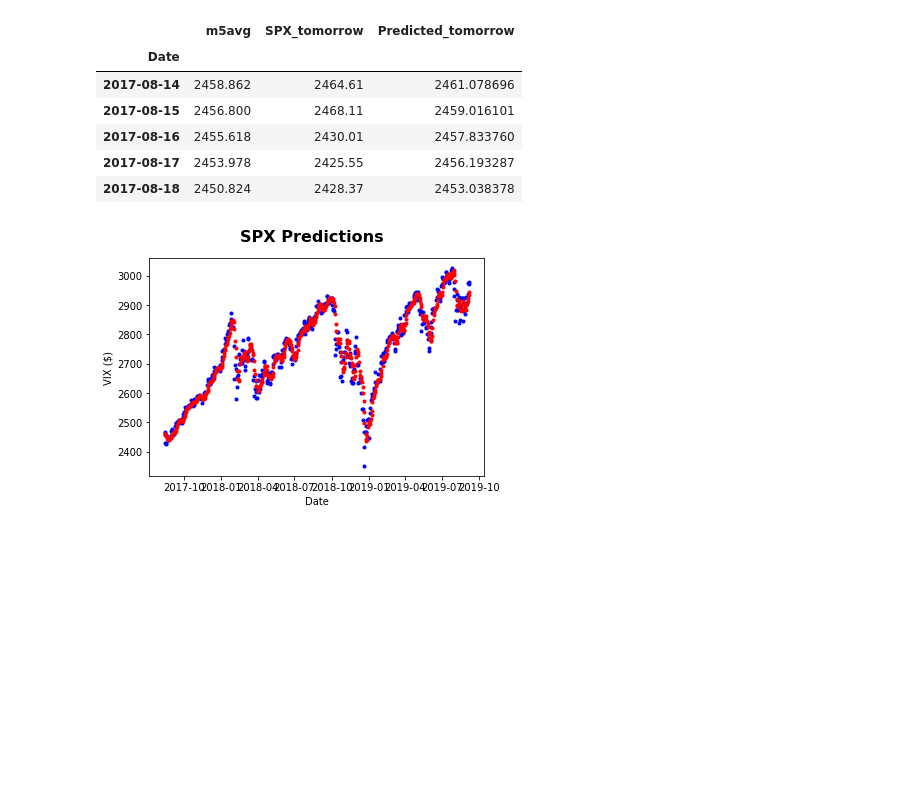
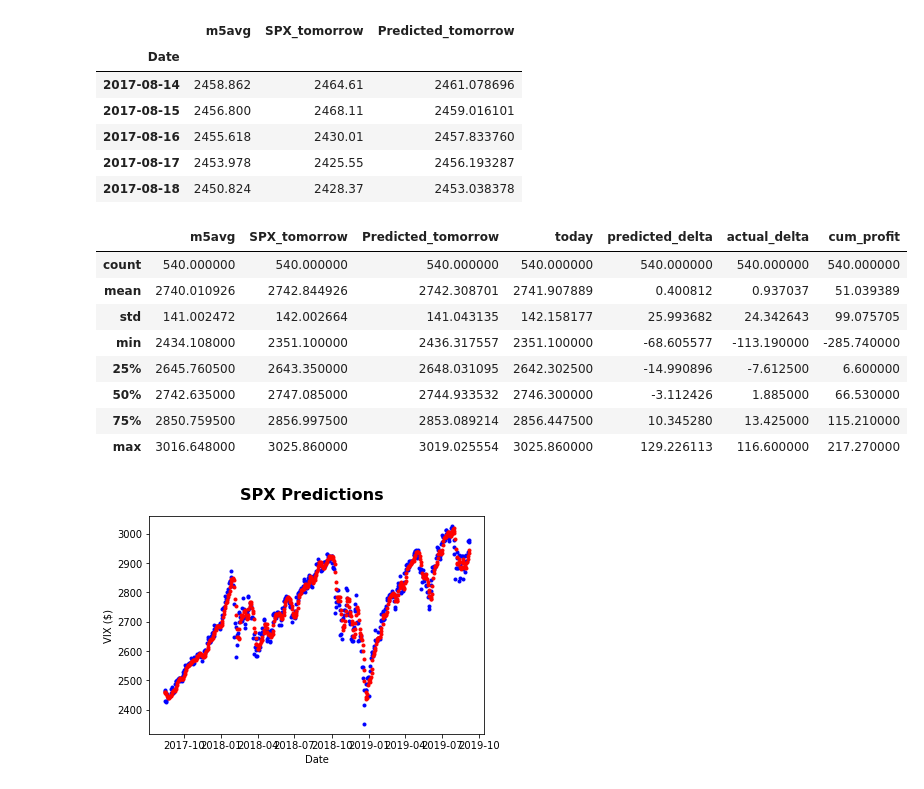
Before and after one commit to blake2323/VIX-vs-SPX-a, a Jupyter notebook: buy_conf.ipynb, the cells around one changed output. Cells and saved outputs as stored; diff of their text form; code cells hidden in the pictures; blank space fills up the shorter version.

```diff
--- a/buy_conf.ipynb
+++ b/buy_conf.ipynb
@@ -532,3 +520,15 @@ predicted_df.head()
+# %%
+predicted_df.describe()
+# %% [output]
+|  | m5avg | SPX_tomorrow | Predicted_tomorrow | today | predicted_delta | actual_delta | cum_profit |
+| count | 540.000000 | 540.000000 | 540.000000 | 540.000000 | 540.000000 | 540.000000 | 540.000000 |
+| mean | 2740.010926 | 2742.844926 | 2742.308701 | 2741.907889 | 0.400812 | 0.937037 | 51.039389 |
+| std | 141.002472 | 142.002664 | 141.043135 | 142.158177 | 25.993682 | 24.342643 | 99.075705 |
+| min | 2434.108000 | 2351.100000 | 2436.317557 | 2351.100000 | -68.605577 | -113.190000 | -285.740000 |
+| 25% | 2645.760500 | 2643.350000 | 2648.031095 | 2642.302500 | -14.990896 | -7.612500 | 6.600000 |
+| 50% | 2742.635000 | 2747.085000 | 2744.933532 | 2746.300000 | -3.112426 | 1.885000 | 66.530000 |
+| 75% | 2850.759500 | 2856.997500 | 2853.089214 | 2856.447500 | 10.345280 | 13.425000 | 115.210000 |
+| max | 3016.648000 | 3025.860000 | 3019.025554 | 3025.860000 | 129.226113 | 116.600000 | 217.270000 |
 # %%
 #More Dependencies
 from pandas.plotting import register_matplotlib_converters
```
Also changed, not shown: parts of 5 cells of this notebook, 2 other files.
